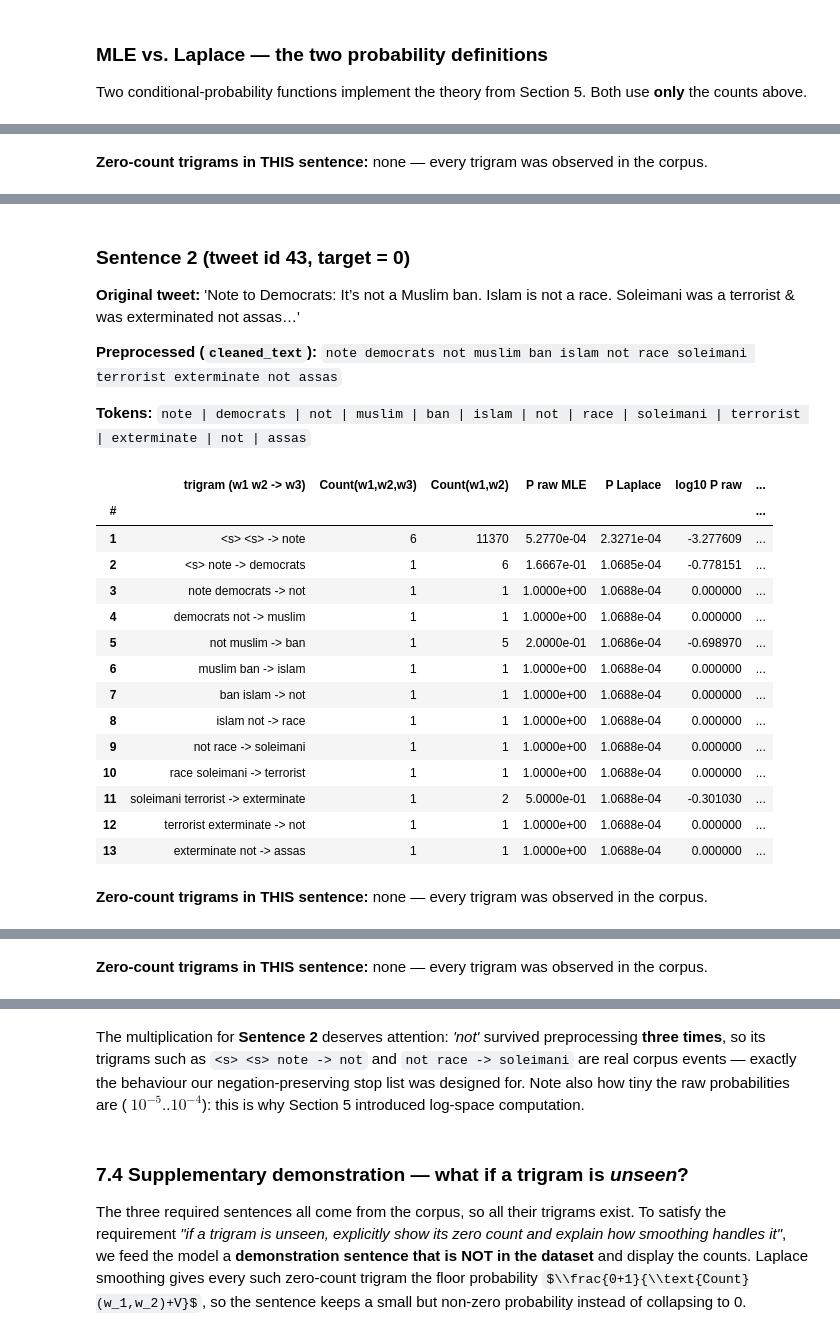
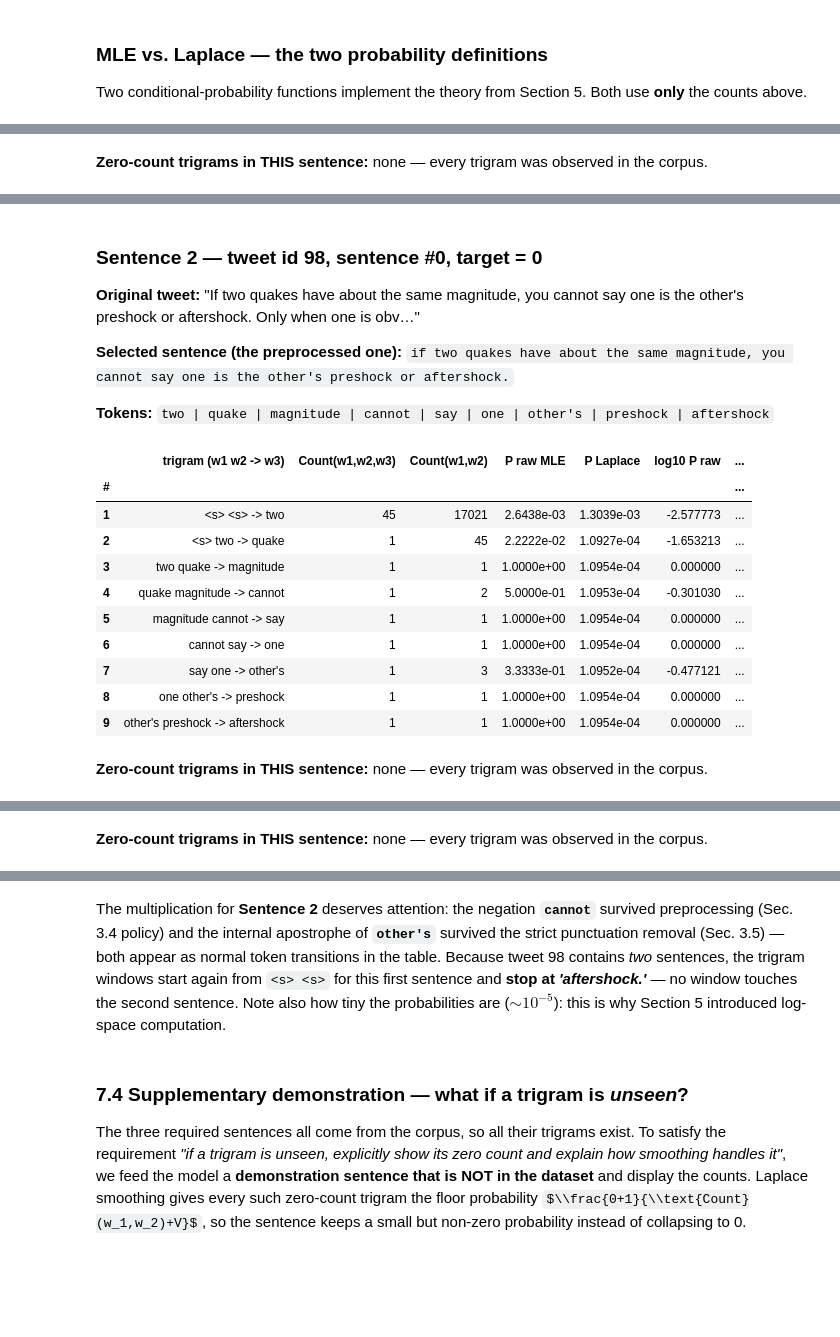
Before and after one commit to AbdoSol1iman/Disaster_Tweets_NLP, a Jupyter notebook: Disaster_Tweets_NLP.ipynb, the cells around one changed output, grey strips where cells are left out. Drawn from its saved outputs; the diff is of its cells as text; code cells hidden in the pictures; some formulas as TeX source; blank space fills up the shorter version.

```diff
--- a/Disaster_Tweets_NLP.ipynb
+++ b/Disaster_Tweets_NLP.ipynb
@@ -852,12 +982,20 @@ The three sentences below are **real tweets from this dataset**, chosen determin
 All counts and probabilities below are computed live from the corpus — nothing is fabricated. For sentences that come **from** the corpus, every trigram is by construction observed at least once; the supplementary demonstration in Section 7.4 shows what an **unseen** trigram (count = 0) does to the raw MLE and how Laplace smoothing handles it.
 # %%
 # ============================================================
-# Section 7 — the three dataset sentences
+# Section 7 — the three dataset sentences (traceable to tweet id + sentence index)
 # ============================================================
-EXAMPLE_IDS = [47, 43, 27]
+EXAMPLE_SENTENCES = [(7, 0), (98, 0), (47, 0)]     # (tweet id, sentence index)
 
-for sid in EXAMPLE_IDS:
-    assert sid in df.index, f"tweet id {sid} must exist in the dataset"
-    print(f"id {sid:4d} | target = {df.at[sid, 'target']} ({'real disaster' if df.at[sid,'target']==1 else 'not a real disaster'})"
-          f" | tokens after preprocessing = {len(df.at[sid, 'tokens'])}")
+for tweet_id, sent_idx in EXAMPLE_SENTENCES:
+    assert tweet_id in df.index, f"tweet id {tweet_id} must exist in the dataset"
+    assert 0 <= sent_idx < df.at[tweet_id, "n_sentences"], "sentence index must come from this tweet"
+    ts = df.at[tweet_id, "sentence_tokens"][sent_idx]
+    assert len(ts) >= 8, "each selected sentence must have enough tokens for meaningful trigrams"
+    trace = (
+        f"tweet {tweet_id:4d} | target = {df.at[tweet_id, 'target']} "
+        f"({'real disaster' if df.at[tweet_id, 'target'] == 1 else 'not a real disaster'}) "
+        f"| sentence #{sent_idx} of {df.at[tweet_id, 'n_sentences']} | tokens = {len(ts)}"
+    )
+    assert segment_sentences(df.at[tweet_id, "text"])[sent_idx] == df.at[tweet_id, "sentence_texts"][sent_idx]
+    print(trace)
 # %% [output]
@@ -871,9 +1009,9 @@ id   27 | target = 1 (real disaster) | tokens after preprocessing = 12
 def log10_safe(p: float) -> float:
     return math.log10(p) if p > 0 else float("-inf")
 
-def sentence_table(sid: int) -> pd.DataFrame:
+def sentence_table(tweet_id: int, sent_idx: int) -> pd.DataFrame:
     """Trigram-by-trigram probability decomposition of one dataset sentence."""
-    tokens_list = df.at[sid, "tokens"]
+    tokens_list = df.at[tweet_id, "sentence_tokens"][sent_idx]
     seq = [SOS, SOS] + tokens_list
     rows = []
     for pos, (w1, w2, w3) in enumerate(zip(seq, seq[1:], seq[2:]), start=1):
@@ -892,13 +1030,13 @@ def sentence_table(sid: int) -> pd.DataFrame:
     return pd.DataFrame(rows).astype({"#": int})     # ensure integer position column
 
 sentence_results = {}
-for n, sid in enumerate(EXAMPLE_IDS, start=1):
+for n, (tweet_id, sent_idx) in enumerate(EXAMPLE_SENTENCES, start=1):
     display(Markdown(
-        f"### Sentence {n} (tweet id {sid}, target = {df.at[sid, 'target']})\n"
-        f"**Original tweet:** {df.at[sid, 'text']!r}\n\n"
-        f"**Preprocessed (`cleaned_text`):** `{df.at[sid, 'cleaned_text']}`\n\n"
-        f"**Tokens:** `{' | '.join(df.at[sid, 'tokens'])}`"))
-    tbl = sentence_table(sid)
+        f"### Sentence {n} — tweet id {tweet_id}, sentence #{sent_idx}, target = {df.at[tweet_id, 'target']}\n"
+        f"**Original tweet:** {df.at[tweet_id, 'text']!r}\n\n"
+        f"**Selected sentence (the preprocessed one):** `{df.at[tweet_id, 'sentence_texts'][sent_idx]}`\n\n"
+        f"**Tokens:** `{' | '.join(df.at[tweet_id, 'sentence_tokens'][sent_idx])}`"))
+    tbl = sentence_table(tweet_id, sent_idx)
     shown = tbl.copy()
     for col in ("P raw MLE", "P Laplace"):
         shown[col] = tbl[col].map(lambda p: f"{p:.4e}")
@@ -913,7 +1051,8 @@ for n, sid in enumerate(EXAMPLE_IDS, start=1):
         (f"{len(zeros)} (raw MLE = 0 for those steps; Laplace gives each the floor mass 1/(Count(context)+V))."
          if len(zeros) else "none — every trigram was observed in the corpus.")
     ))
-    seq = [SOS, SOS] + df.at[sid, "tokens"]
+    tokens_list = df.at[tweet_id, "sentence_tokens"][sent_idx]
+    seq = [SOS, SOS] + tokens_list
     praw  = float(np.prod([p_mle(*tri) for tri in zip(seq, seq[1:], seq[2:])]))
     plap  = float(np.prod([p_laplace(*tri) for tri in zip(seq, seq[1:], seq[2:])]))
     lraw  = sum(math.log(p_mle(*tri)) for tri in zip(seq, seq[1:], seq[2:]) if p_mle(*tri) > 0) if praw > 0 else float("-inf")
@@ -924,7 +1063,8 @@ for n, sid in enumerate(EXAMPLE_IDS, start=1):
         f"**Complete multiplication (raw MLE):**\n\n$P = {chain} = {praw:.3e}$ → $\\log_{{10}} P = {log10_safe(praw):.1f}$\n\n"
         f"**Complete multiplication (Laplace):**\n\n$P = {chain_l} = {plap:.3e}$ → $\\log_{{10}} P = {math.log10(plap):.1f}$\n\n"
         f"**ln P (natural log, Laplace):** $\\ln P = {llap:.1f}$ — computed by summing per-trigram log-probabilities to avoid underflow."))
-    sentence_results[sid] = {"n": n, "P_raw": praw, "P_laplace": plap, "log_P_raw": lraw, "log_P_laplace": llap,
-                             "chain_raw": chain, "chain_laplace": chain_l,
-                             "unseen_trigrams": len(zeros)}
+    sentence_results[n] = {"tweet_id": tweet_id, "sent_idx": sent_idx,
+                           "P_raw": praw, "P_laplace": plap, "log_P_raw": lraw, "log_P_laplace": llap,
+                           "chain_raw": chain, "chain_laplace": chain_l,
+                           "unseen_trigrams": len(zeros)}
 # %% [output]
@@ -961,24 +1098,20 @@ $P = 2.992e-04 × 1.068e-04 × 1.069e-04 × 1.069e-04 × 1.069e-04 × 1.069e-04
-### Sentence 2 (tweet id 43, target = 0)
-**Original tweet:** 'Note to Democrats: It’s not a Muslim ban. Islam is not a race. Soleimani was a terrorist &amp; was exterminated not assas…'
+### Sentence 2 — tweet id 98, sentence #0, target = 0
+**Original tweet:** "If two quakes have about the same magnitude, you cannot say one is the other's preshock or aftershock. Only when one is obv…"
 
-**Preprocessed (`cleaned_text`):** `note democrats not muslim ban islam not race soleimani terrorist exterminate not assas`
+**Selected sentence (the preprocessed one):** `if two quakes have about the same magnitude, you cannot say one is the other's preshock or aftershock.`
 
-**Tokens:** `note | democrats | not | muslim | ban | islam | not | race | soleimani | terrorist | exterminate | not | assas`
+**Tokens:** `two | quake | magnitude | cannot | say | one | other's | preshock | aftershock`
 |  | trigram (w1 w2 -> w3) | Count(w1,w2,w3) | Count(w1,w2) | P raw MLE | P Laplace | log10 P raw | ... |
 | # |  |  |  |  |  |  | ... |
-| 1 | <s> <s> -> note | 6 | 11370 | 5.2770e-04 | 2.3271e-04 | -3.277609 | ... |
-| 2 | <s> note -> democrats | 1 | 6 | 1.6667e-01 | 1.0685e-04 | -0.778151 | ... |
-| 3 | note democrats -> not | 1 | 1 | 1.0000e+00 | 1.0688e-04 | 0.000000 | ... |
-| 4 | democrats not -> muslim | 1 | 1 | 1.0000e+00 | 1.0688e-04 | 0.000000 | ... |
-| 5 | not muslim -> ban | 1 | 5 | 2.0000e-01 | 1.0686e-04 | -0.698970 | ... |
-| 6 | muslim ban -> islam | 1 | 1 | 1.0000e+00 | 1.0688e-04 | 0.000000 | ... |
-| 7 | ban islam -> not | 1 | 1 | 1.0000e+00 | 1.0688e-04 | 0.000000 | ... |
-| 8 | islam not -> race | 1 | 1 | 1.0000e+00 | 1.0688e-04 | 0.000000 | ... |
-| 9 | not race -> soleimani | 1 | 1 | 1.0000e+00 | 1.0688e-04 | 0.000000 | ... |
-| 10 | race soleimani -> terrorist | 1 | 1 | 1.0000e+00 | 1.0688e-04 | 0.000000 | ... |
-| 11 | soleimani terrorist -> exterminate | 1 | 2 | 5.0000e-01 | 1.0688e-04 | -0.301030 | ... |
-| 12 | terrorist exterminate -> not | 1 | 1 | 1.0000e+00 | 1.0688e-04 | 0.000000 | ... |
-| 13 | exterminate not -> assas | 1 | 1 | 1.0000e+00 | 1.0688e-04 | 0.000000 | ... |
+| 1 | <s> <s> -> two | 45 | 17021 | 2.6438e-03 | 1.3039e-03 | -2.577773 | ... |
+| 2 | <s> two -> quake | 1 | 45 | 2.2222e-02 | 1.0927e-04 | -1.653213 | ... |
+| 3 | two quake -> magnitude | 1 | 1 | 1.0000e+00 | 1.0954e-04 | 0.000000 | ... |
+| 4 | quake magnitude -> cannot | 1 | 2 | 5.0000e-01 | 1.0953e-04 | -0.301030 | ... |
+| 5 | magnitude cannot -> say | 1 | 1 | 1.0000e+00 | 1.0954e-04 | 0.000000 | ... |
+| 6 | cannot say -> one | 1 | 1 | 1.0000e+00 | 1.0954e-04 | 0.000000 | ... |
+| 7 | say one -> other's | 1 | 3 | 3.3333e-01 | 1.0952e-04 | -0.477121 | ... |
+| 8 | one other's -> preshock | 1 | 1 | 1.0000e+00 | 1.0954e-04 | 0.000000 | ... |
+| 9 | other's preshock -> aftershock | 1 | 1 | 1.0000e+00 | 1.0954e-04 | 0.000000 | ... |
 **Zero-count trigrams in THIS sentence:** none — every trigram was observed in the corpus.
 **Complete multiplication (raw MLE):**
 
@@ -1022,5 +1152,5 @@ $P = 1.064e-03 × 1.067e-04 × 1.069e-04 × 1.069e-04 × 1.069e-04 × 1.069e-04
-# %% [markdown]
-The multiplication for **Sentence 2** deserves attention: *'not'* survived preprocessing **three times**, so its trigrams such as `<s> <s> note -> not` and `not race -> soleimani` are real corpus events — exactly the behaviour our negation-preserving stop list was designed for. Note also how tiny the raw probabilities are ($~10^{-5}$..$10^{-4}$): this is why Section 5 introduced log-space computation.
+# %% [markdown]
+The multiplication for **Sentence 2** deserves attention: the negation **`cannot`** survived preprocessing (Sec. 3.4 policy) and the internal apostrophe of **`other's`** survived the strict punctuation removal (Sec. 3.5) — both appear as normal token transitions in the table. Because tweet 98 contains *two* sentences, the trigram windows start again from `<s> <s>` for this first sentence and **stop at *'aftershock.'*** — no window touches the second sentence. Note also how tiny the probabilities are ($\sim10^{-5}$): this is why Section 5 introduced log-space computation.
 # %% [markdown]
 ### 7.4 Supplementary demonstration — what if a trigram is *unseen*?
 The three required sentences all come from the corpus, so all their trigrams exist. To satisfy the requirement *"if a trigram is unseen, explicitly show its zero count and explain how smoothing handles it"*, we feed the model a **demonstration sentence that is NOT in the dataset** and display the counts. Laplace smoothing gives every such zero-count trigram the floor probability $\\frac{0+1}{\\text{Count}(w_1,w_2)+V}$, so the sentence keeps a small but non-zero probability instead of collapsing to 0.
```
Also changed, not shown: parts of 30 cells of this notebook, 4 other files.
